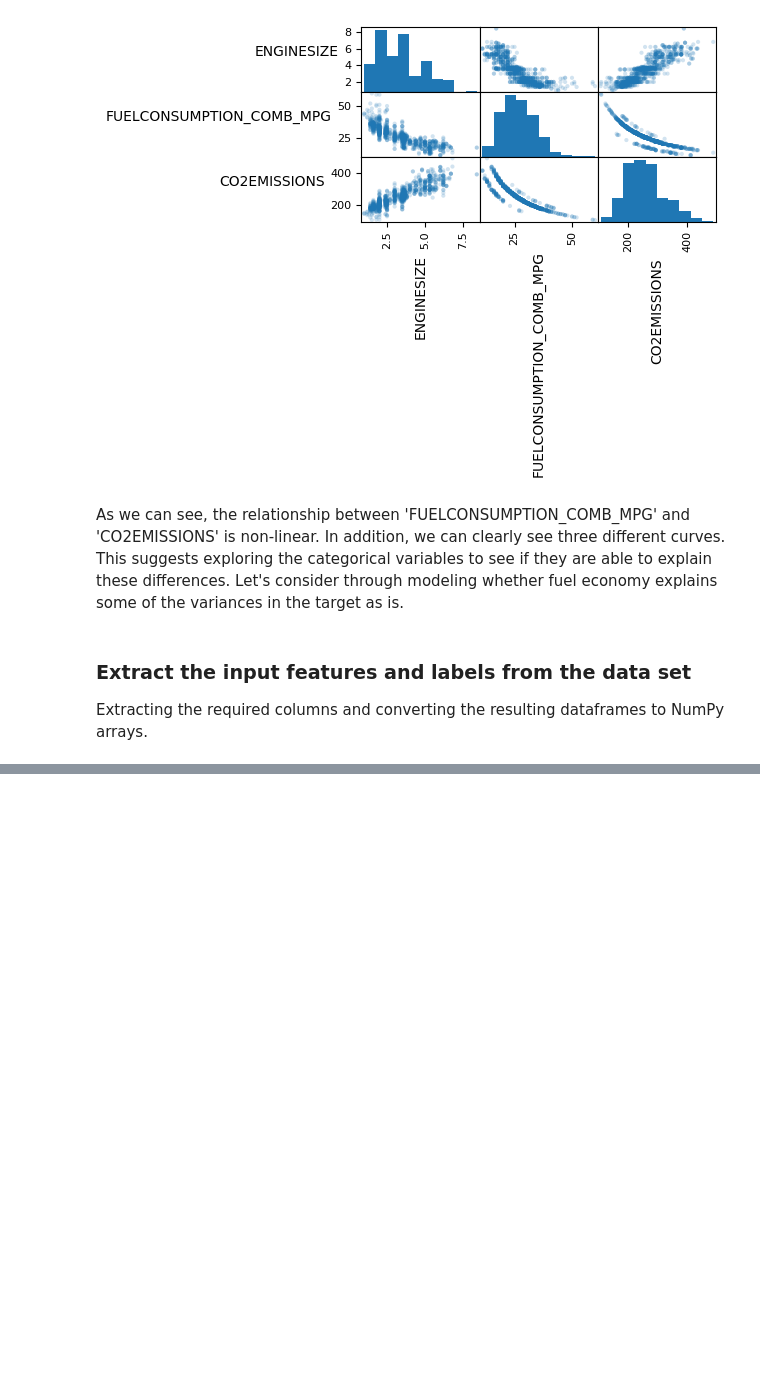
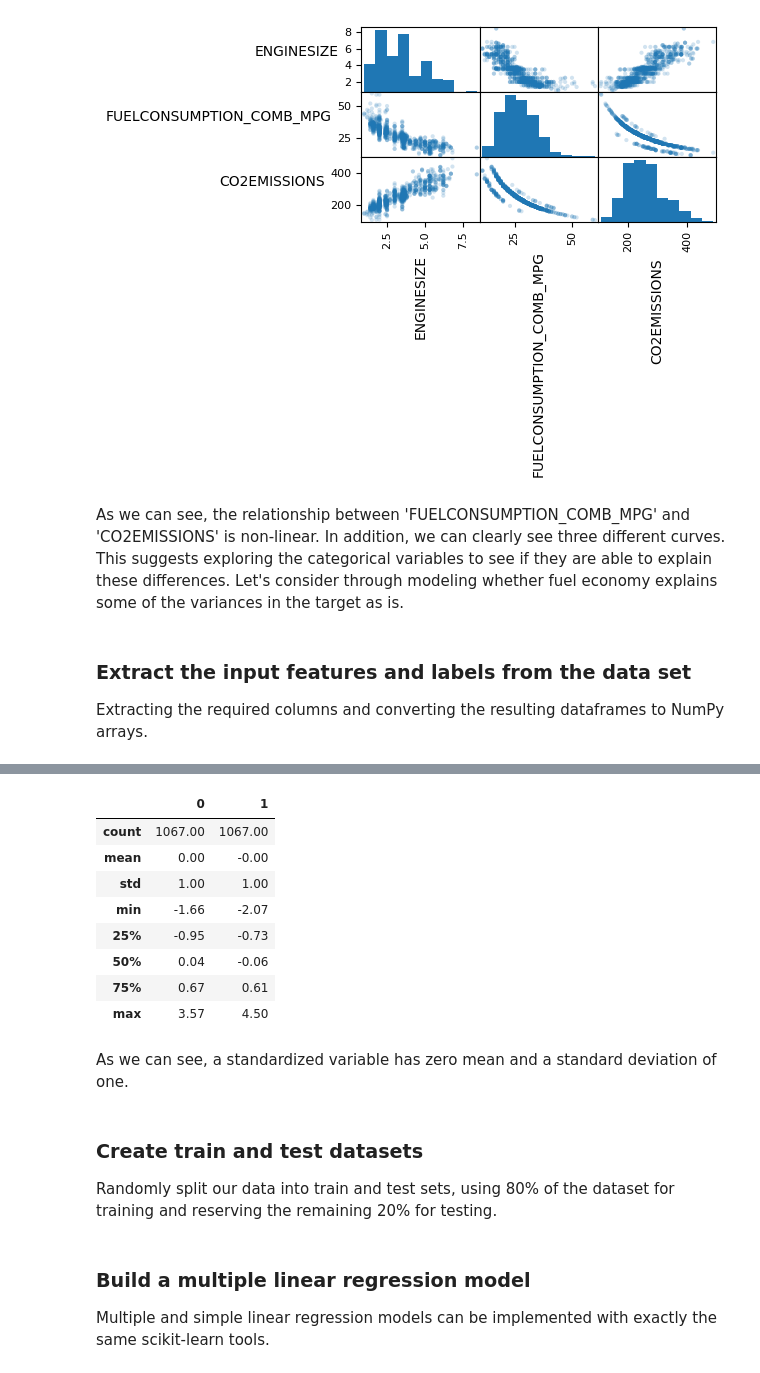
Before and after one commit to YoussefChati/CO2_Emission_ML, a Jupyter notebook: notebook.ipynb, the cells around one changed output, grey strips where cells are left out. Drawn from its saved outputs; the diff is of its cells as text; code cells hidden in the pictures; blank space fills up the shorter version.

Commit message:
Building model

```diff
--- a/notebook.ipynb
+++ b/notebook.ipynb
@@ -327,0 +333,5 @@ y = df2.iloc[:,[2]].to_numpy()
+# %%
+from sklearn import preprocessing
+
+std_scaler = preprocessing.StandardScaler()
+X_std = std_scaler.fit_transform(X)
@@ -327,0 +342,17 @@ y = df2.iloc[:,[2]].to_numpy()
+# %%
+pdiddy.DataFrame(X_std).describe().round(2)
+# %% [output]
+|  | 0 | 1 |
+| count | 1067.00 | 1067.00 |
+| mean | 0.00 | -0.00 |
+| std | 1.00 | 1.00 |
+| min | -1.66 | -2.07 |
+| 25% | -0.95 | -0.73 |
+| 50% | 0.04 | -0.06 |
+| 75% | 0.67 | 0.61 |
+| max | 3.57 | 4.50 |
+# %% [markdown]
+As we can see, a standardized variable has zero mean and a standard deviation of one.
+# %% [markdown]
+### Create train and test datasets
+Randomly split our data into train and test sets, using 80% of the dataset for training and reserving the remaining 20% for testing.
@@ -327,0 +363,3 @@ y = df2.iloc[:,[2]].to_numpy()
+# %% [markdown]
+### Build a multiple linear regression model
+Multiple and simple linear regression models can be implemented with exactly the same scikit-learn tools.
```
Also changed, not shown: parts of 3 cells of this notebook.
